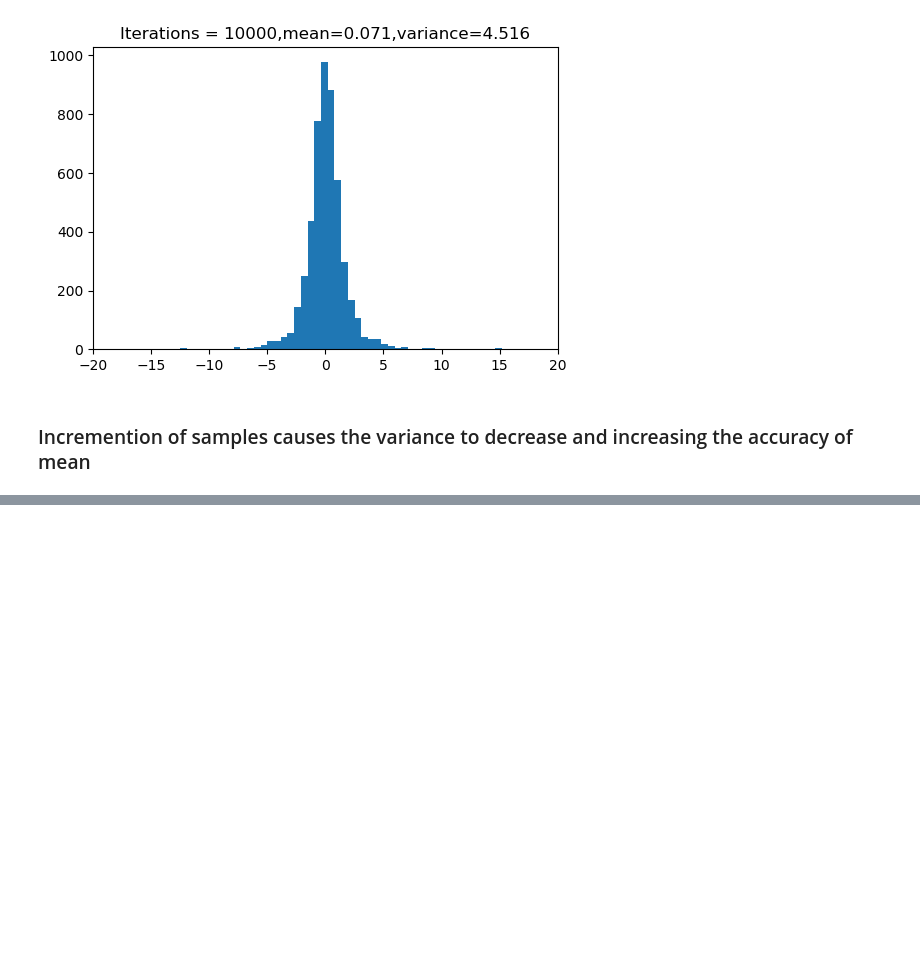
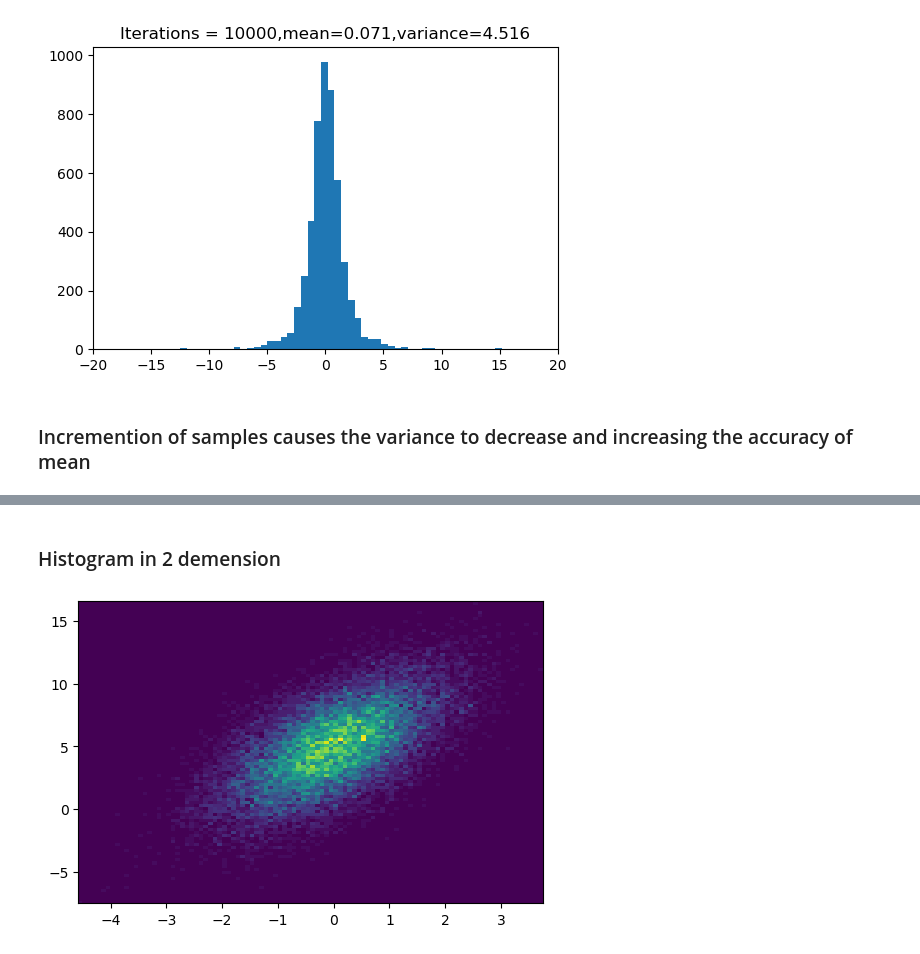
Before and after one commit to adrianmo14857/Data_Analytics, a Jupyter notebook: lab3/DA_lab3.ipynb, the cells around one changed output, grey strips where cells are left out. Drawn from its saved outputs; the diff is of its cells as text; code cells hidden in the pictures; blank space fills up the shorter version.

```diff
--- a/lab3/DA_lab3.ipynb
+++ b/lab3/DA_lab3.ipynb
@@ -477,0 +545,6 @@ studenttSamplingHist=plt.hist(params_studentt['y'], bins=100)
+# %% [markdown]
+### Histogram in 2 demension
+# %%
+multiNormalSamplingHist=plt.hist2d(params_multiNormal['y'][:,0],params_multiNormal['y'][:,1],bins=100)
+# %% [output]
+[figure, added]
```
Also changed, not shown: parts of 31 cells of this notebook, 28 other files.
